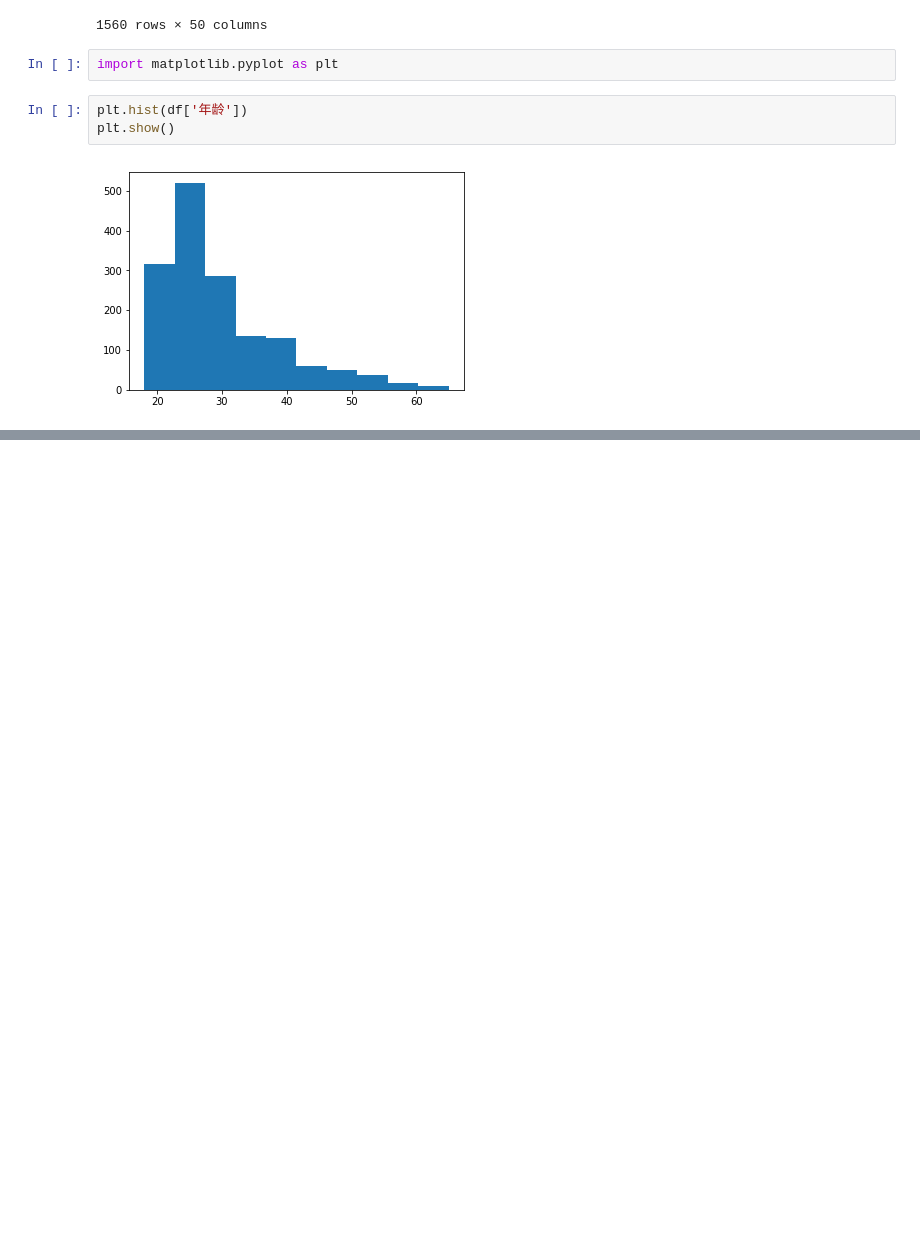
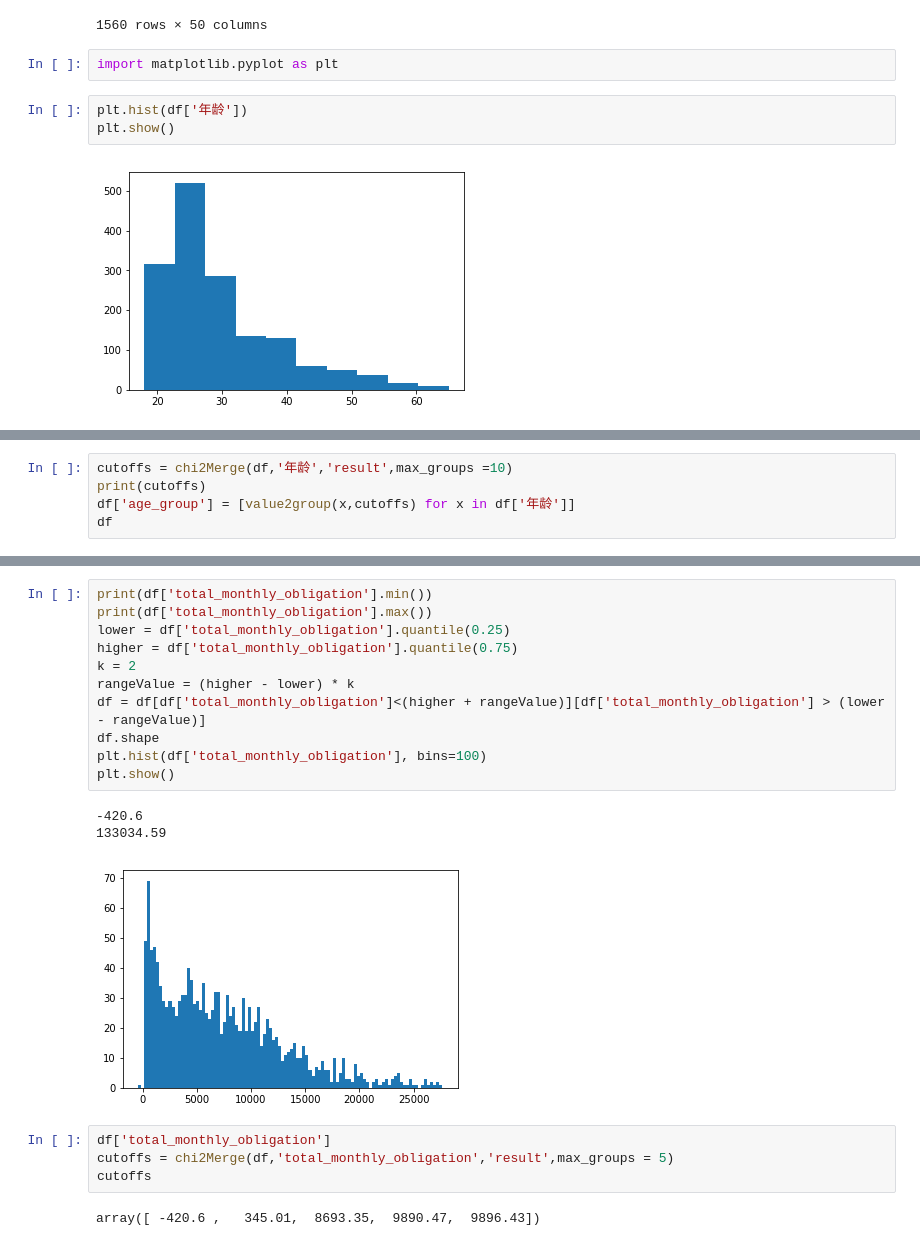
Before and after one commit to cqu903/data_analyze, a Jupyter notebook: xwallet/creditCard.ipynb, the cells around one changed output, grey strips where cells are left out. Drawn from its saved outputs; the diff is of its cells as text; blank space fills up the shorter version.

```diff
--- a/xwallet/creditCard.ipynb
+++ b/xwallet/creditCard.ipynb
@@ -146,0 +188,5 @@ chi2Merge(df,'年龄','result')
+# %%
+cutoffs = chi2Merge(df,'年龄','result',max_groups =10)
+print(cutoffs)
+df['age_group'] = [value2group(x,cutoffs) for x in df['年龄']]
+df
@@ -146,0 +213,21 @@ chi2Merge(df,'年龄','result')
+# %%
+print(df['total_monthly_obligation'].min())
+print(df['total_monthly_obligation'].max())
+lower = df['total_monthly_obligation'].quantile(0.25)
+higher = df['total_monthly_obligation'].quantile(0.75)
+k = 2
+rangeValue = (higher - lower) * k
+df = df[df['total_monthly_obligation']<(higher + rangeValue)][df['total_monthly_obligation'] > (lower - rangeValue)]
+df.shape
+plt.hist(df['total_monthly_obligation'], bins=100)
+plt.show()
+# %% [output]
+-420.6
+133034.59
+[figure, added]
+# %%
+df['total_monthly_obligation']
+cutoffs = chi2Merge(df,'total_monthly_obligation','result',max_groups = 5)
+cutoffs
+# %% [output]
+array([ -420.6 ,   345.01,  8693.35,  9890.47,  9896.43])
```
Also changed, not shown: parts of 4 cells of this notebook, 2 other files.
